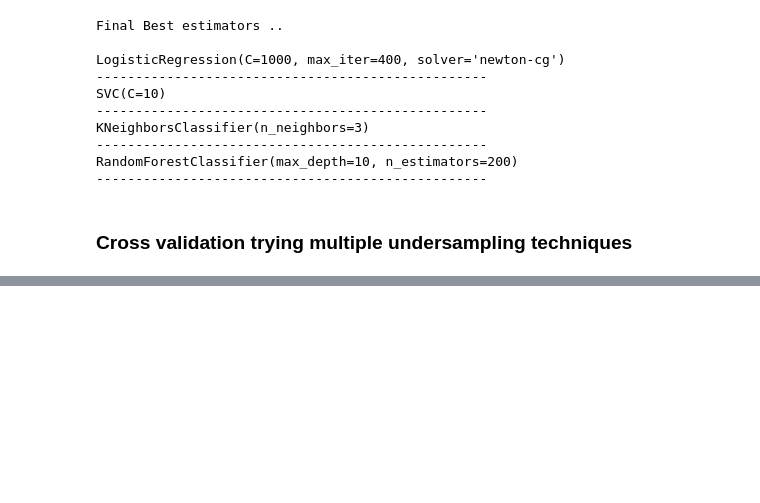
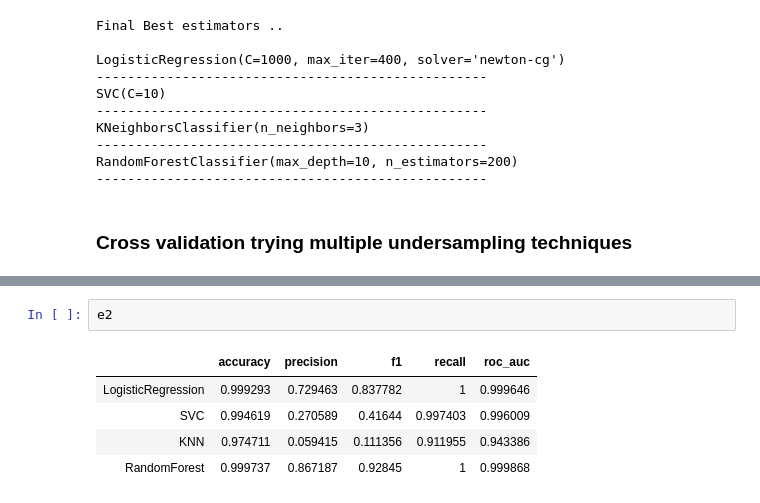
Before and after one commit to valentin-fngr/Fraud-Detection, a Jupyter notebook: Fraud Detection.ipynb, the cells around one changed output, grey strips where cells are left out. Drawn from its saved outputs; the diff is of its cells as text; blank space fills up the shorter version.

```diff
--- a/Fraud Detection.ipynb
+++ b/Fraud Detection.ipynb
@@ -595,0 +604,8 @@ model_metrics
+# %%
+e2
+# %% [output]
+|  | accuracy | precision | f1 | recall | roc_auc |
+| LogisticRegression | 0.999293 | 0.729463 | 0.837782 | 1 | 0.999646 |
+| SVC | 0.994619 | 0.270589 | 0.41644 | 0.997403 | 0.996009 |
+| KNN | 0.974711 | 0.059415 | 0.111356 | 0.911955 | 0.943386 |
+| RandomForest | 0.999737 | 0.867187 | 0.92845 | 1 | 0.999868 |
```
Also changed, not shown: parts of 13 cells of this notebook, 12 other files.
